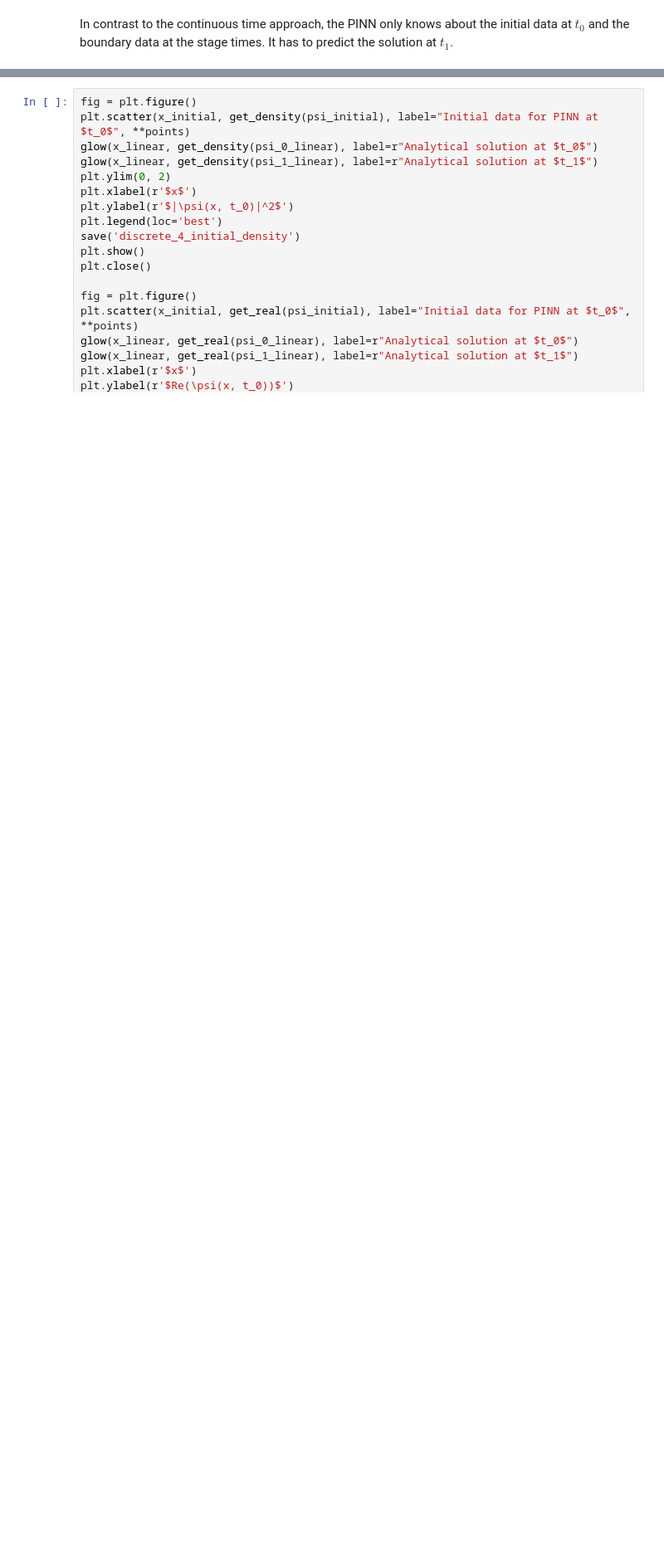
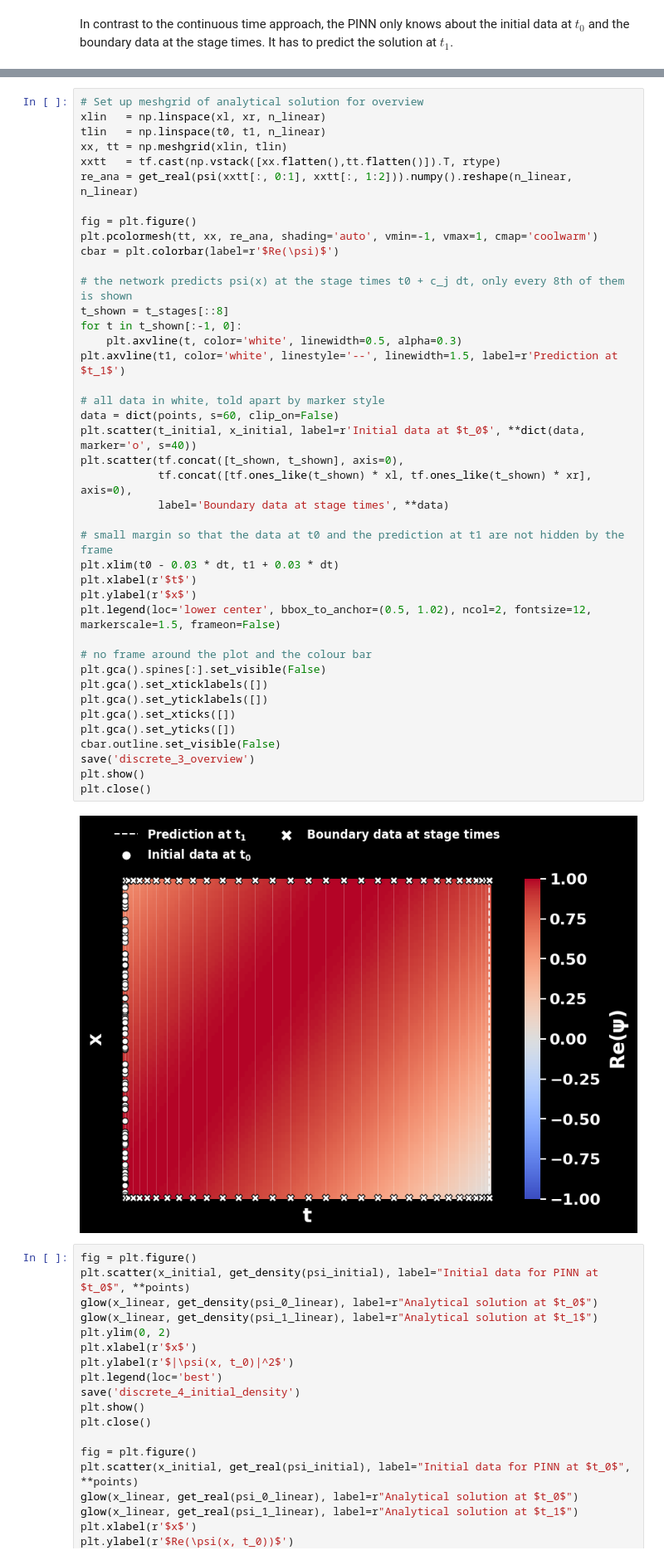
Before and after one commit to KunkelAlexander/pinn-tensorflow, a Jupyter notebook: 2_linear_schroedinger_1d_discrete_time.ipynb, the cells around one changed output, grey strips where cells are left out. Shown at 83% size. Cells and saved outputs as stored; diff of their text form; blank space fills up the shorter version.

```diff
--- a/2_linear_schroedinger_1d_discrete_time.ipynb
+++ b/2_linear_schroedinger_1d_discrete_time.ipynb
@@ -344,3 +321,46 @@ plt.close()
+# %%
+# Set up meshgrid of analytical solution for overview
+xlin   = np.linspace(xl, xr, n_linear)
+tlin   = np.linspace(t0, t1, n_linear)
+xx, tt = np.meshgrid(xlin, tlin)
+xxtt   = tf.cast(np.vstack([xx.flatten(),tt.flatten()]).T, rtype)
+re_ana = get_real(psi(xxtt[:, 0:1], xxtt[:, 1:2])).numpy().reshape(n_linear, n_linear)
+
+fig = plt.figure()
+plt.pcolormesh(tt, xx, re_ana, shading='auto', vmin=-1, vmax=1, cmap='coolwarm')
+cbar = plt.colorbar(label=r'$Re(\psi)$')
+
+# the network predicts psi(x) at the stage times t0 + c_j dt, only every 8th of them is shown
+t_shown = t_stages[::8]
+for t in t_shown[:-1, 0]:
+    plt.axvline(t, color='white', linewidth=0.5, alpha=0.3)
+plt.axvline(t1, color='white', linestyle='--', linewidth=1.5, label=r'Prediction at $t_1$')
+
+# all data in white, told apart by marker style
+data = dict(points, s=60, clip_on=False)
+plt.scatter(t_initial, x_initial, label=r'Initial data at $t_0$', **dict(data, marker='o', s=40))
+plt.scatter(tf.concat([t_shown, t_shown], axis=0),
+            tf.concat([tf.ones_like(t_shown) * xl, tf.ones_like(t_shown) * xr], axis=0),
+            label='Boundary data at stage times', **data)
+
+# small margin so that the data at t0 and the prediction at t1 are not hidden by the frame
+plt.xlim(t0 - 0.03 * dt, t1 + 0.03 * dt)
+plt.xlabel(r'$t$')
+plt.ylabel(r'$x$')
+plt.legend(loc='lower center', bbox_to_anchor=(0.5, 1.02), ncol=2, fontsize=12, markerscale=1.5, frameon=False)
+
+# no frame around the plot and the colour bar
+plt.gca().spines[:].set_visible(False)
+plt.gca().set_xticklabels([])
+plt.gca().set_yticklabels([])
+plt.gca().set_xticks([])
+plt.gca().set_yticks([])
+cbar.outline.set_visible(False)
+save('discrete_3_overview')
+plt.show()
+plt.close()
+# %% [output]
+[figure, added]
 # %%
 fig = plt.figure()
 plt.scatter(x_initial, get_density(psi_initial), label="Initial data for PINN at $t_0$", **points)
```
Also changed, not shown: parts of 3 cells of this notebook, 31 other files.
